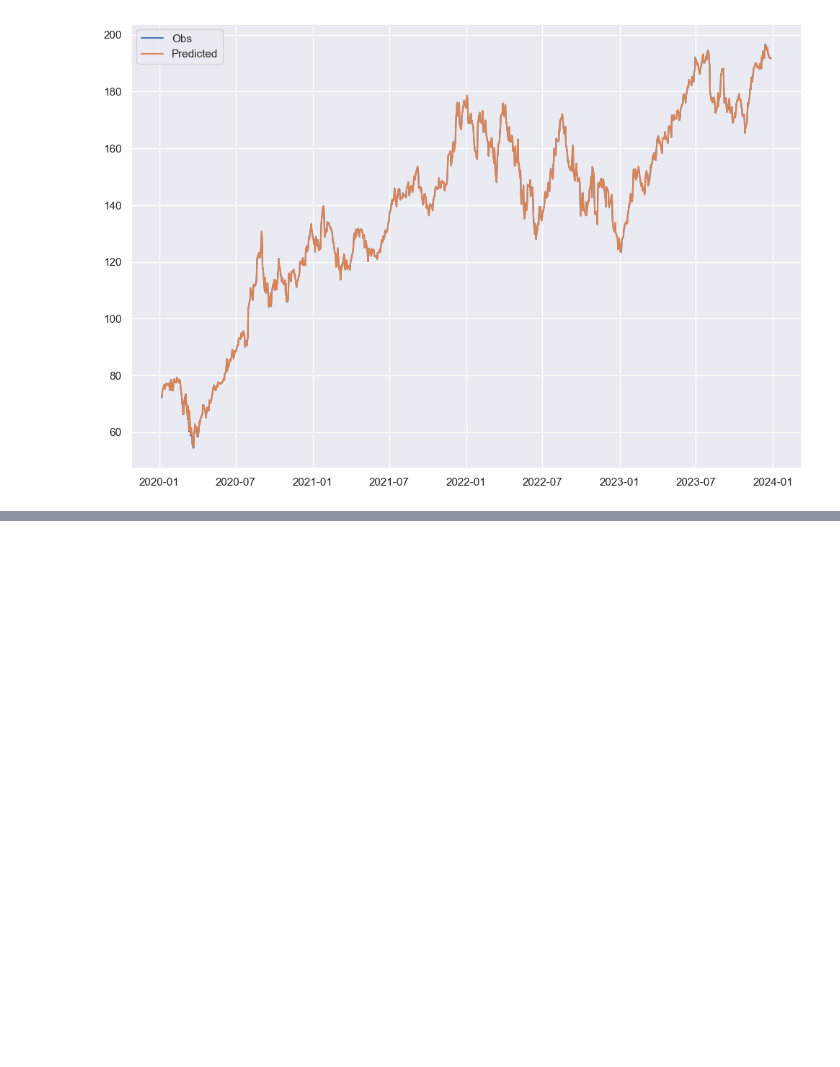
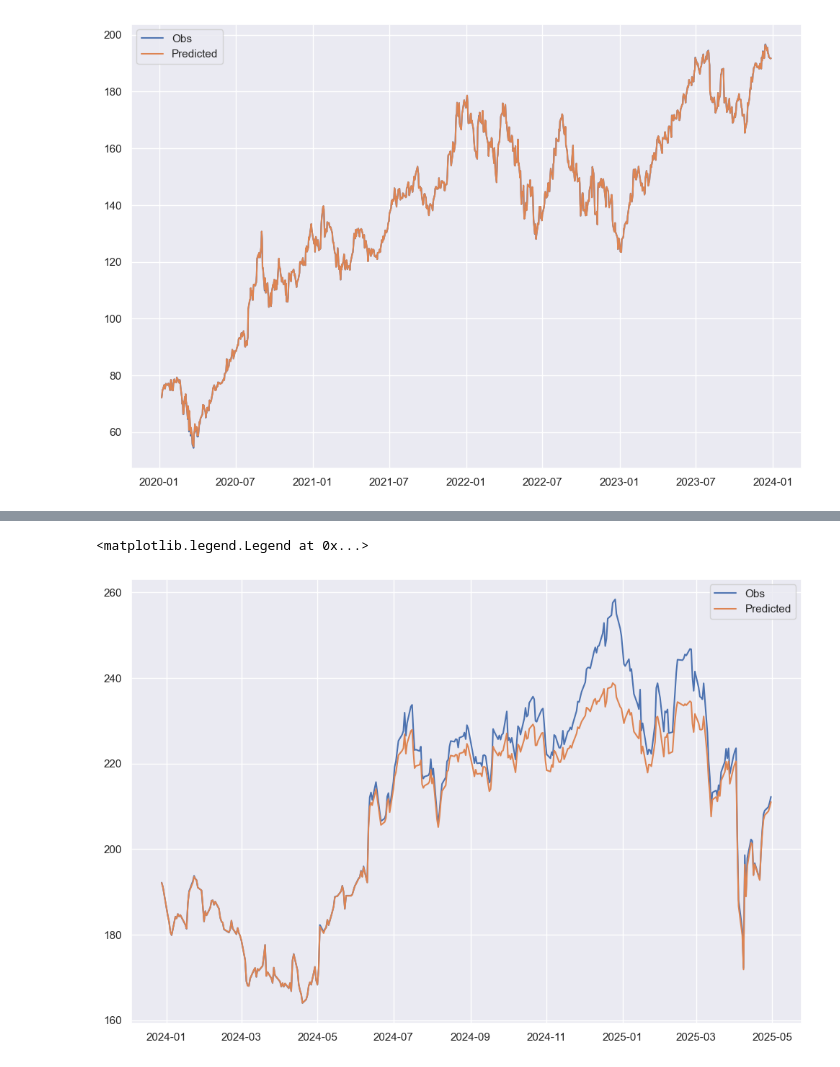
Before and after one commit to DaveQuant/Mathematical-Models-For-Pricing-Options, a Jupyter notebook: Punto 1.ipynb, the cells around one changed output, grey strips where cells are left out. Drawn from its saved outputs; the diff is of its cells as text; code cells hidden in the pictures; blank space fills up the shorter version.

```diff
--- a/Punto 1.ipynb
+++ b/Punto 1.ipynb
@@ -118,3 +118,5 @@ plt.legend()
 # %% [output]
 <matplotlib.legend.Legend at 0x...>
 [figure]
+# %%
+W, z = prepare_to_training(close_values)
@@ -120,0 +139,13 @@ plt.legend()
+# %%
+W_test = W.loc[X_test.index]
+z_test = z.loc[X_test.index]
+# %%
+z_pred = best_svr.predict(W_test)
+# %%
+plt.figure(figsize= (12, 8))
+plt.plot(X_test.index, z_test, label = "Obs")
+plt.plot(X_test.index, z_pred, label = "Predicted")
+plt.legend()
+# %% [output]
+<matplotlib.legend.Legend at 0x...>
+[figure, added]
```
Also changed, not shown: parts of 4 cells of this notebook.
